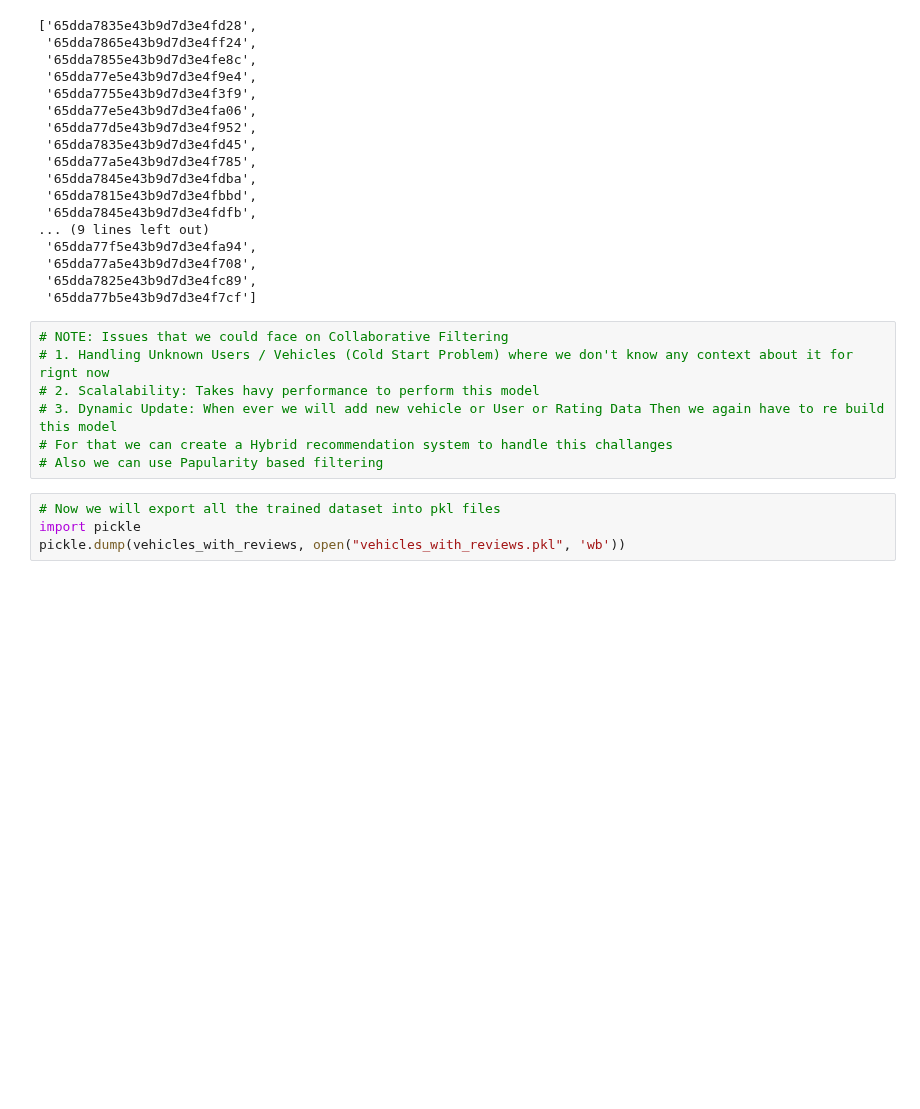
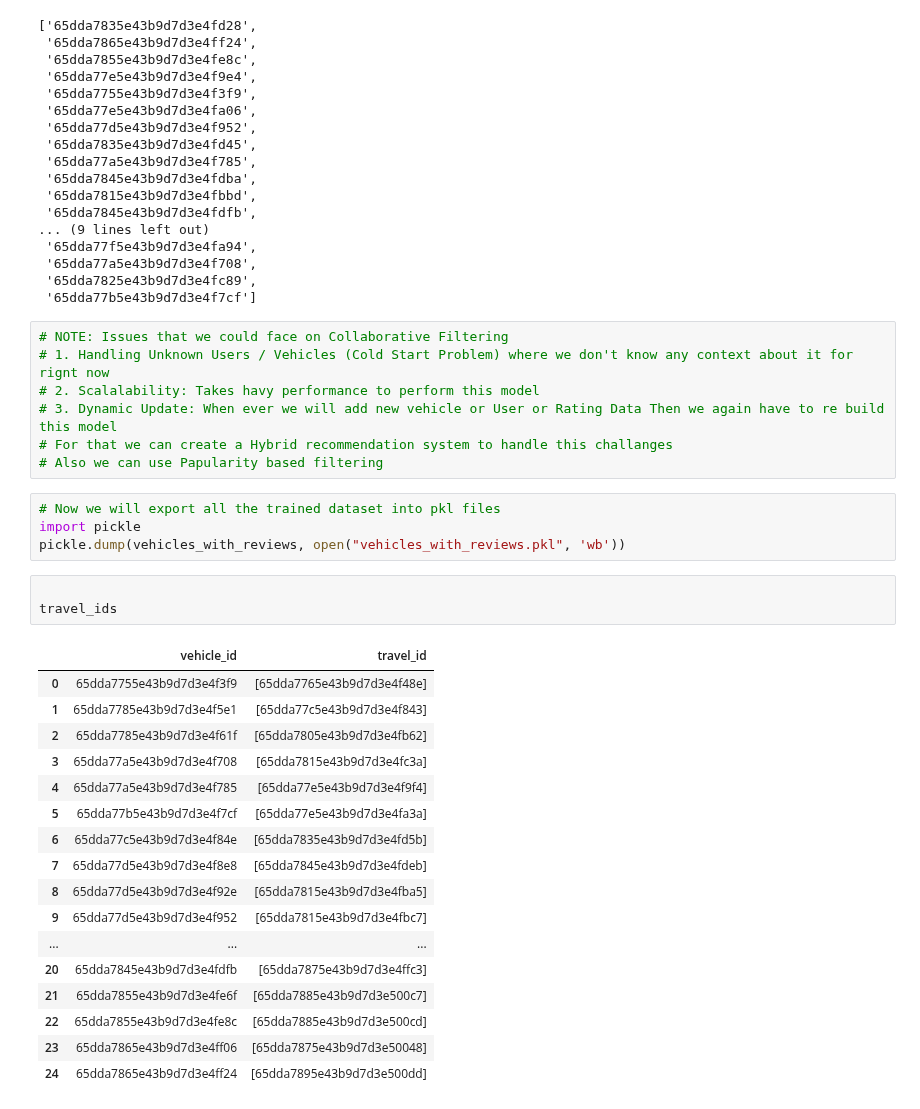
Before and after one commit to roman-ojha/journey, a Jupyter notebook: user-vehicle-service/explore_vehicle_recommendation_system.ipynb, the cells around one changed output. Cells and saved outputs as stored; diff of their text form; blank space fills up the shorter version.

```diff
--- a/user-vehicle-service/explore_vehicle_recommendation_system.ipynb
+++ b/user-vehicle-service/explore_vehicle_recommendation_system.ipynb
@@ -365,7 +365,28 @@ recommended_vehicles[:25]
 # 3. Dynamic Update: When ever we will add new vehicle or User or Rating Data Then we again have to re build this model
 # For that we can create a Hybrid recommendation system to handle this challanges
 # Also we can use Papularity based filtering
-# %%
-# Now we will export all the trained dataset into pkl files
-import pickle
-pickle.dump(vehicles_with_reviews, open("vehicles_with_reviews.pkl", 'wb'))
+# %%
+# Now we will export all the trained dataset into pkl files
+import pickle
+pickle.dump(vehicles_with_reviews, open("vehicles_with_reviews.pkl", 'wb'))
+# %%
+
+travel_ids
+# %% [output]
+|  | vehicle_id | travel_id |
+| 0 | 65dda7755e43b9d7d3e4f3f9 | [65dda7765e43b9d7d3e4f48e] |
+| 1 | 65dda7785e43b9d7d3e4f5e1 | [65dda77c5e43b9d7d3e4f843] |
+| 2 | 65dda7785e43b9d7d3e4f61f | [65dda7805e43b9d7d3e4fb62] |
+| 3 | 65dda77a5e43b9d7d3e4f708 | [65dda7815e43b9d7d3e4fc3a] |
+| 4 | 65dda77a5e43b9d7d3e4f785 | [65dda77e5e43b9d7d3e4f9f4] |
+| 5 | 65dda77b5e43b9d7d3e4f7cf | [65dda77e5e43b9d7d3e4fa3a] |
+| 6 | 65dda77c5e43b9d7d3e4f84e | [65dda7835e43b9d7d3e4fd5b] |
+| 7 | 65dda77d5e43b9d7d3e4f8e8 | [65dda7845e43b9d7d3e4fdeb] |
+| 8 | 65dda77d5e43b9d7d3e4f92e | [65dda7815e43b9d7d3e4fba5] |
+| 9 | 65dda77d5e43b9d7d3e4f952 | [65dda7815e43b9d7d3e4fbc7] |
+| ... | ... | ... |
+| 20 | 65dda7845e43b9d7d3e4fdfb | [65dda7875e43b9d7d3e4ffc3] |
+| 21 | 65dda7855e43b9d7d3e4fe6f | [65dda7885e43b9d7d3e500c7] |
+| 22 | 65dda7855e43b9d7d3e4fe8c | [65dda7885e43b9d7d3e500cd] |
+| 23 | 65dda7865e43b9d7d3e4ff06 | [65dda7875e43b9d7d3e50048] |
+| 24 | 65dda7865e43b9d7d3e4ff24 | [65dda7895e43b9d7d3e500dd] |
```
Also changed, not shown: 4 other files.
